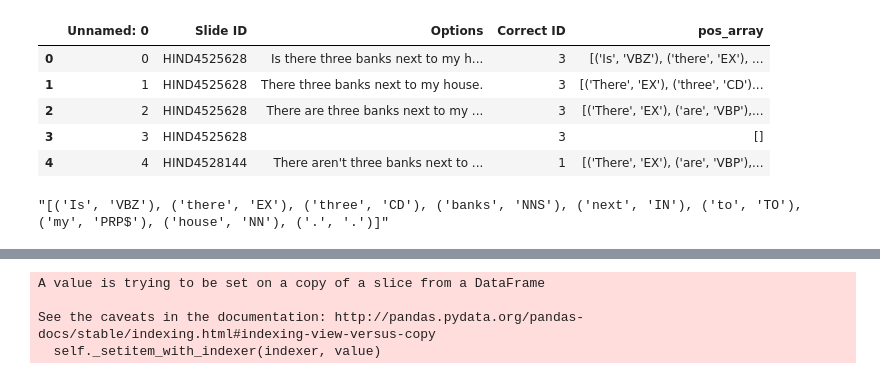
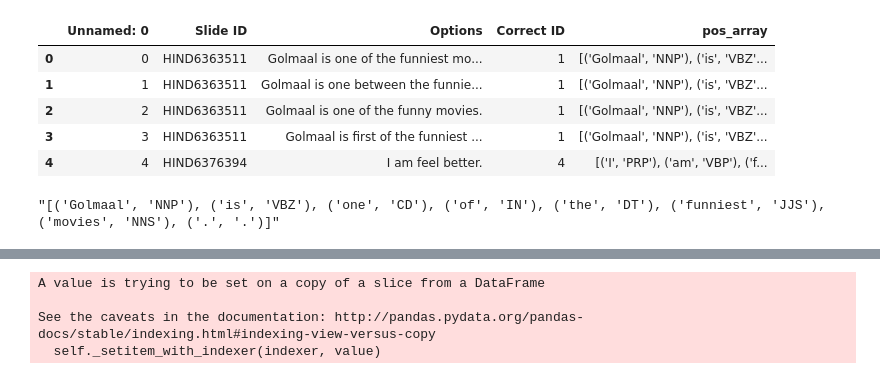
Before and after one commit to pasha00786/helloenglish, a Jupyter notebook: pos_delta.ipynb, the cells around one changed output, grey strips where cells are left out. Saved outputs shown, nothing was run; the diff lists cells and outputs as text; code cells hidden in the pictures.

Commit message:
Complied pos delta for entire choose4 data

```diff
--- a/pos_delta.ipynb
+++ b/pos_delta.ipynb
@@ -3,21 +3,21 @@ import pandas as pd
 import numpy as np
 import re
 # %%
-df = pd.read_csv('pos_tagged_data_complete .csv')
+df = pd.read_csv('pos_tagged_data_choose4_complete_.csv')
 df.head()
 # %% [output]
 |  | Unnamed: 0 | Slide ID | Options | Correct ID | pos_array |
-| 0 | 0 | HIND4525628 | Is there three banks next to my h... | 3 | [('Is', 'VBZ'), ('there', 'EX'), ... |
-| 1 | 1 | HIND4525628 | There three banks next to my house. | 3 | [('There', 'EX'), ('three', 'CD')... |
-| 2 | 2 | HIND4525628 | There are three banks next to my ... | 3 | [('There', 'EX'), ('are', 'VBP'),... |
-| 3 | 3 | HIND4525628 |  | 3 | [] |
-| 4 | 4 | HIND4528144 | There aren't three banks next to ... | 1 | [('There', 'EX'), ('are', 'VBP'),... |
+| 0 | 0 | HIND6363511 | Golmaal is one of the funniest mo... | 1 | [('Golmaal', 'NNP'), ('is', 'VBZ'... |
+| 1 | 1 | HIND6363511 | Golmaal is one between the funnie... | 1 | [('Golmaal', 'NNP'), ('is', 'VBZ'... |
+| 2 | 2 | HIND6363511 | Golmaal is one of the funny movies. | 1 | [('Golmaal', 'NNP'), ('is', 'VBZ'... |
+| 3 | 3 | HIND6363511 | Golmaal is first of the funniest ... | 1 | [('Golmaal', 'NNP'), ('is', 'VBZ'... |
+| 4 | 4 | HIND6376394 | I am feel better. | 4 | [('I', 'PRP'), ('am', 'VBP'), ('f... |
 # %%
 pos_array = list(df['pos_array'])
 # %%
 pos_array[0]
 # %% [output]
-"[('Is', 'VBZ'), ('there', 'EX'), ('three', 'CD'), ('banks', 'NNS'), ('next', 'IN'), ('to', 'TO'), ('my', 'PRP$'), ('house', 'NN'), ('.', '.')]"
+"[('Golmaal', 'NNP'), ('is', 'VBZ'), ('one', 'CD'), ('of', 'IN'), ('the', 'DT'), ('funniest', 'JJS'), ('movies', 'NNS'), ('.', '.')]"
 # %%
 def tokentolist(token):
     pos = re.findall('\(.*?\)',token)
```
Also changed, not shown: parts of 5 cells of this notebook, 8 other files.
